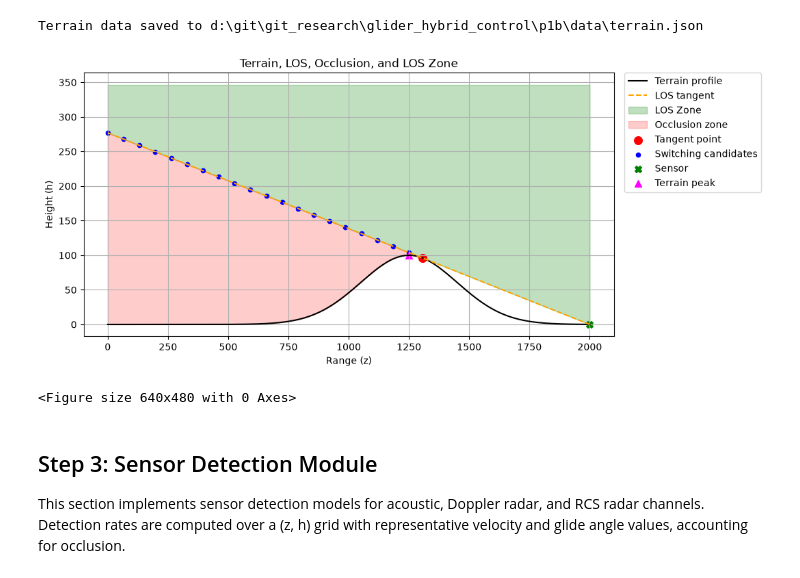
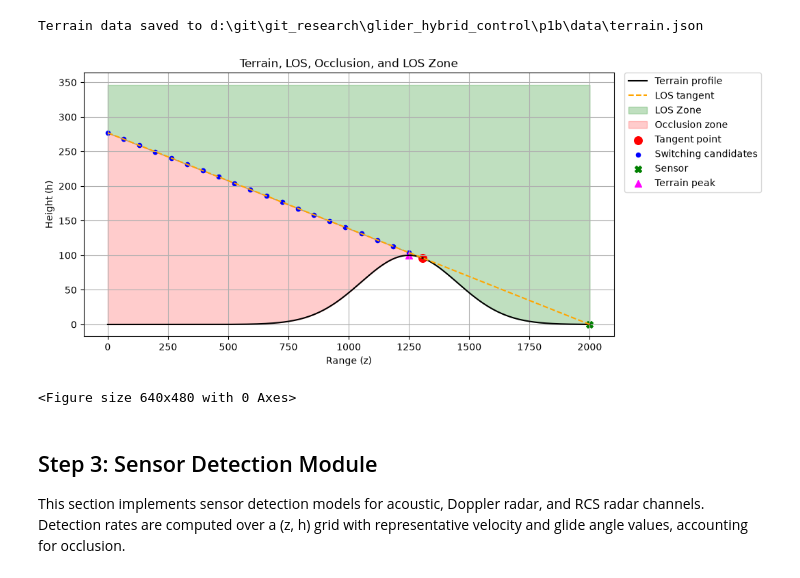
Before and after one commit to jeffersonkim97/glider_hybrid_control, a Jupyter notebook: p1b/p1b_main.ipynb, the cells around one changed output. Cells and saved outputs as stored; diff of their text form; code cells hidden in the pictures.

```diff
--- a/p1b/p1b_main.ipynb
+++ b/p1b/p1b_main.ipynb
@@ -37,26 +37,29 @@ params = {
     # Sensor (default placement)
     'Z_SENSOR': 2000.0,
     'H_SENSOR': 0.0,
-    'LAM_DOPPLER': 4.5e2,
-    'LAM_RCS': 6.0e3,
+    'LAM_DOPPLER': 1.33e6,   # ~5 orders larger than current 4.5e2
+    'LAM_RCS':     5.2e8,  # ~7 orders larger than current 6.0e3
     'SIGMA0': 1.0,
     'SIGMA_MIN': 0.1,
     'LAM_ACOUSTIC': 2.4e-3,
     'N_ACOUSTIC': 4,
     'R_FLOOR': 10.0,
-
-    # DP Grid
-    'N_Z': 10,
-    'N_H': 10,
-    'N_V': 1,
-    'GAMMA_MIN': -90.0,
-    'GAMMA_MAX': 0.0,
-    'D_GAMMA': 5.0,
+    'LAM_FLOOR': 5e-4,   # noise floor on total λ. Gives baseline P_stage ≈ 0.01 at DT_DP=20s
 
     # Stackelberg Outer Loop
     'Z_SENSOR_MIN': 250.0,
     'Z_SENSOR_MAX': 2250.0,
     'N_SENSOR_SWEEP': 10,
+
+    # DP Grid
+    'N_Z': 1000,
+    'N_H': 1000,
+    'N_V': 1,
+    'GAMMA_MIN': -90.0,
+    'GAMMA_MAX': 0.0,
+    'D_GAMMA': 5.0,
+    'DT_DP': 20.0,   # DP stage time. Tune so V_STALL*DT_DP ~ Δz grid spacing.
+    'H_MAX_GRID': 200.0,   # h-extent of DP grid (decoupled from terrain height)
 }
 
 # Ensure data directory exists
@@ -128,12 +131,24 @@ def compute_LOS(z_sensor, h_sensor, params):
     }
 
 
+# def is_occluded(z, h, z_sensor, h_sensor, LOS, params):
+#     """
+#     Returns True if (z, h) is in the occlusion zone.
+#     Occlusion: point is left of the tangent point and therefore blocked.
+#     """
+#     return float(z) < float(LOS['z_tangent'])
+
 def is_occluded(z, h, z_sensor, h_sensor, LOS, params):
     """
-    Returns True if (z, h) is in the occlusion zone.
-    Occlusion: point is left of the tangent point and therefore blocked.
+    Occluded ⟺ cell is in the ridge shadow AS SEEN FROM THE SENSOR.
+    Two conditions must hold simultaneously:
+      (1) z < z_tangent  (cell is on the ridge-far side of the tangent point)
+      (2) h < h_los(z)   (cell is below the LOS tangent line)
+    If only (2) holds without (1), the cell is between the tangent point and
+    the sensor — there is no terrain between them, so the cell is visible.
     """
-    return float(z) < float(LOS['z_tangent'])
+    h_los_at_z = LOS['slope'] * z + LOS['intercept']
+    return (float(z) < float(LOS['z_tangent'])) and (float(h) < float(h_los_at_z))
 
 
 def compute_occlusion_mask(z_grid, h_terrain_vals, z_sensor, h_sensor, LOS, params):
@@ -213,38 +228,38 @@ los_line = LOS['slope'] * z_line + LOS['intercept']
 
 y_top = max(h_terrain_vals.max(), los_line.max()) * 1.25
 los_line_all = LOS['slope'] * z_grid + LOS['intercept']
-los_zone_boundary = np.maximum(h_terrain_vals, los_line_all)
+los_zone_boundary = np.where(z_grid <= LOS['z_tangent'], los_line_all, h_terrain_vals)
 
 plt.figure(figsize=(10, 5))
 plt.plot(z_grid, h_terrain_vals, label='Terrain profile', color='black')
 plt.plot(z_line, los_line, '--', label='LOS tangent', color='orange')
 
-# LOS Zone: visible region above LOS boundary and terrain
+# LOS Zone: visible region above LOS line left of tangent and above terrain right of tangent
 plt.fill_between(z_grid, los_zone_boundary, y_top, color='green', alpha=0.25, label='LOS Zone')
 
 # Occlusion Zone: terrain < h < LOS line, z < z_tangent
 occluded_z = z_grid[occlusion_mask]
 occluded_h = h_terrain_vals[occlusion_mask]
 h_los_line_occluded = LOS['slope'] * occluded_z + LOS['intercept']
 if occluded_z.size > 0:
     plt.fill_between(occluded_z, occluded_h, h_los_line_occluded, color='red', alpha=0.2, label='Occlusion zone')
 
 plt.scatter([LOS['z_tangent']], [LOS['h_tangent']], c='red', s=70, marker='o', label='Tangent point')
 
 plt.scatter(switching_candidates[:, 0], switching_candidates[:, 1], c='blue', s=20, label='Switching candidates')
 plt.scatter([terrain_data['params']['Z_SENSOR']], [terrain_data['params']['H_SENSOR']], c='green', s=50, marker='X', label='Sensor')
 plt.scatter([terrain_data['params']['Z_RIDGE']], [terrain_data['params']['H_RIDGE']], c='magenta', s=50, marker='^', label='Terrain peak')
 
 plt.xlabel('Range (z)')
 plt.ylabel('Height (h)')
 plt.title('Terrain, LOS, Occlusion, and LOS Zone')
 plt.grid(True)
 
 plt.legend(bbox_to_anchor=(1.02, 1), loc='upper left', borderaxespad=0)
 plt.show()
 plt.tight_layout()
 # %% [output]
-[figure, old version]
+[figure, new version]
 <Figure size 640x480 with 0 Axes>
 # %% [markdown]
 ## Step 3: Sensor Detection Module
```
Also changed, not shown: parts of 8 cells of this notebook, 6 other files.
